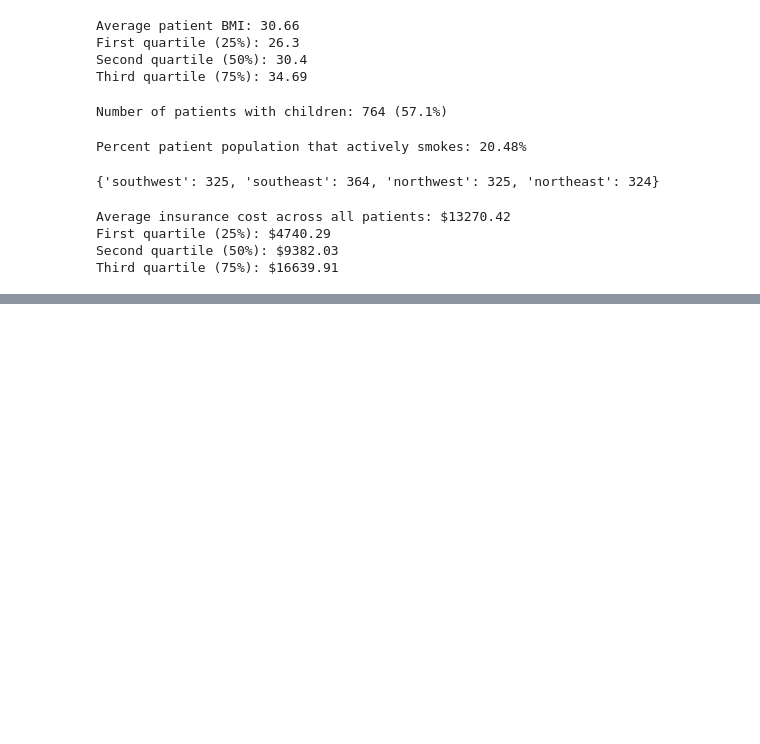
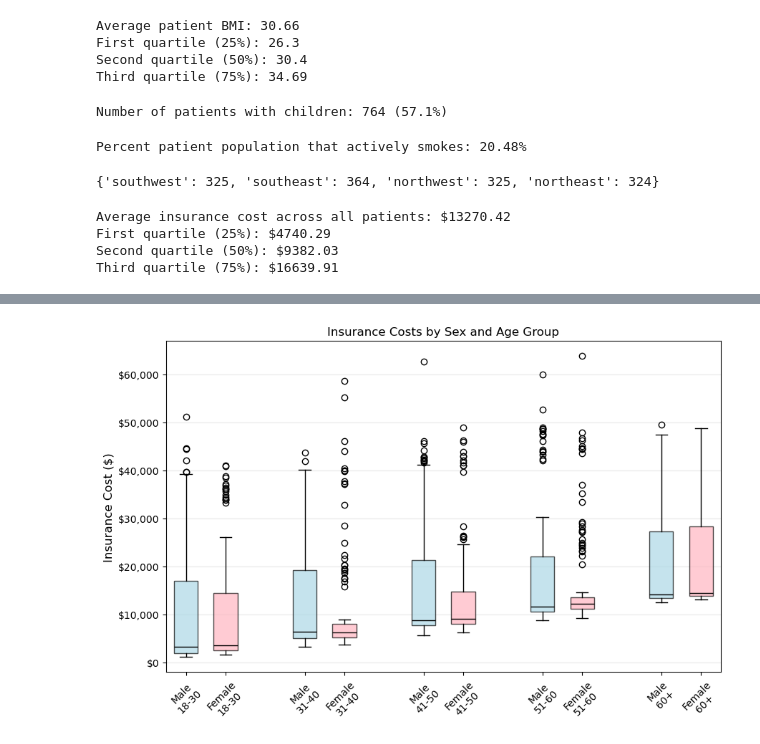
Before and after one commit to DaeJens/Health_Insurance_Project, a Jupyter notebook: us-medical-insurance-costs.ipynb, the cells around one changed output, grey strips where cells are left out. Drawn from its saved outputs; the diff is of its cells as text; code cells hidden in the pictures; blank space fills up the shorter version.

```diff
--- a/us-medical-insurance-costs.ipynb
+++ b/us-medical-insurance-costs.ipynb
@@ -19,6 +19,9 @@ with open("insurance.csv", newline='') as insurance_csv:
     for row in insurance_dict:
         patient_records.append(row)
 
+# Create dataframe
+insurance_df = pd.read_csv('insurance.csv')
+
 # Display the results
 print(f"Total records: {len(patient_records)}")
 print(f"First five records:")
@@ -232,0 +280,45 @@ Third quartile (75%): $16639.91
+# %%
+insurance_df['age_group'] = pd.cut(insurance_df['age'],
+                                   bins = [0,30,40,50,60,100],
+                                   labels = ['18-30','31-40','41-50','51-60','60+'])
+age_groups = insurance_df['age_group'].cat.categories
+
+positions = []
+labels = []
+data_to_plot = []
+
+for i, age_group in enumerate(age_groups):
+    male_data = insurance_df[(insurance_df['sex'] == 'male') & (insurance_df['age_group'] == age_group)]['charges']
+    female_data = insurance_df[(insurance_df['sex'] == 'female') & (insurance_df['age_group'] == age_group)]['charges']
+
+    if len(male_data) > 0:
+        data_to_plot.append(male_data)
+        positions.append(i*3)
+        labels.append(f"Male\n{age_group}")
+
+    if len(female_data) > 0:
+        data_to_plot.append(female_data)
+        positions.append(i*3 + 1)
+        labels.append(f"Female\n{age_group}")
+
+fig, ax = plt.subplots(figsize = (10,6))
+bp = ax.boxplot(data_to_plot,
+            positions = positions,
+            patch_artist = True,
+            widths = 0.6)
+colors = ['lightblue' if 'Male' in label else 'lightpink' for label in labels]
+for patch, color in zip(bp['boxes'], colors):
+    patch.set_facecolor(color)
+    patch.set_alpha(0.7)
+for element in ['whiskers', 'fliers', 'medians', 'caps']:
+    plt.setp(bp[element], color='black')
+ax.set_xticks(positions)
+ax.set_xticklabels(labels, rotation = 45)
+ax.set_title("Insurance Costs by Sex and Age Group")
+ax.set_ylabel('Insurance Cost ($)', fontsize = 12)
+ax.yaxis.set_major_formatter(plt.FuncFormatter(lambda x, p: f'${x:,.0f}'))
+ax.grid(axis='y', alpha=0.3)
+
+plt.show()
+# %% [output]
+[figure, added]
```
Also changed, not shown: parts of 4 cells of this notebook.
